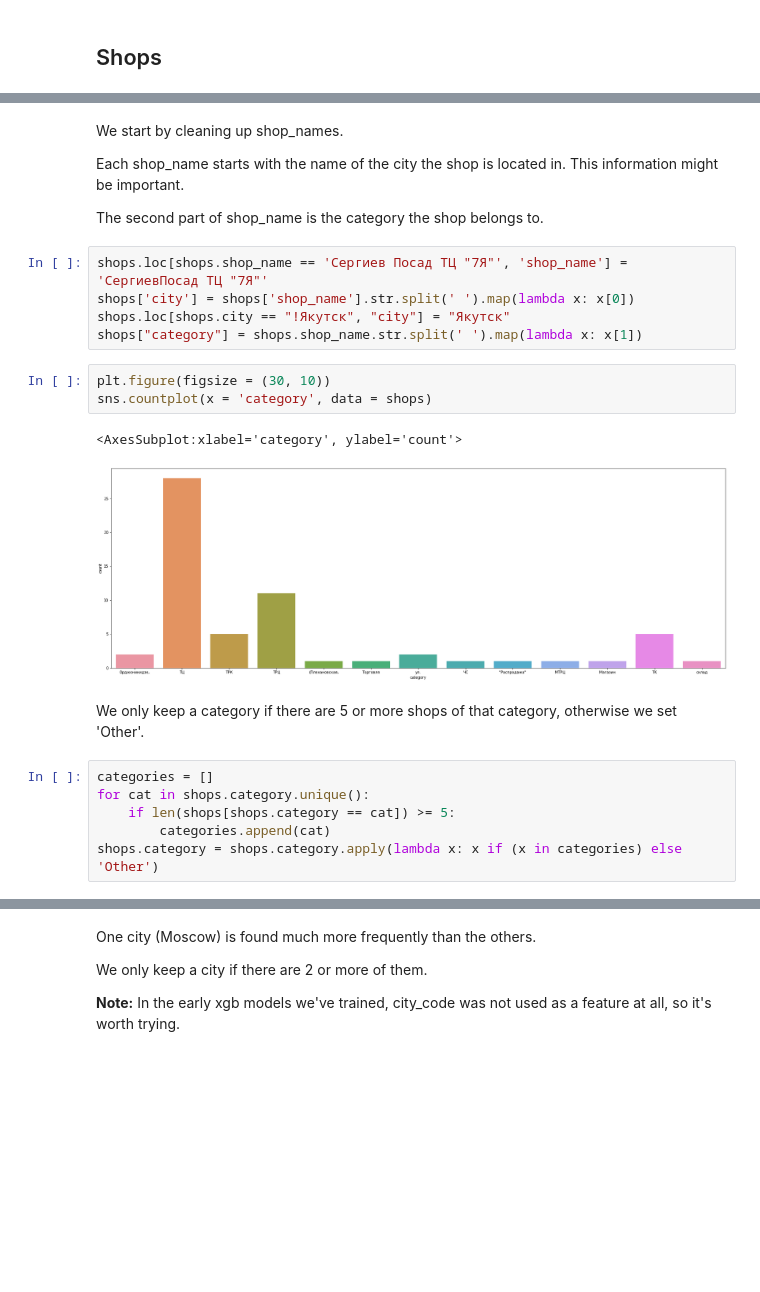
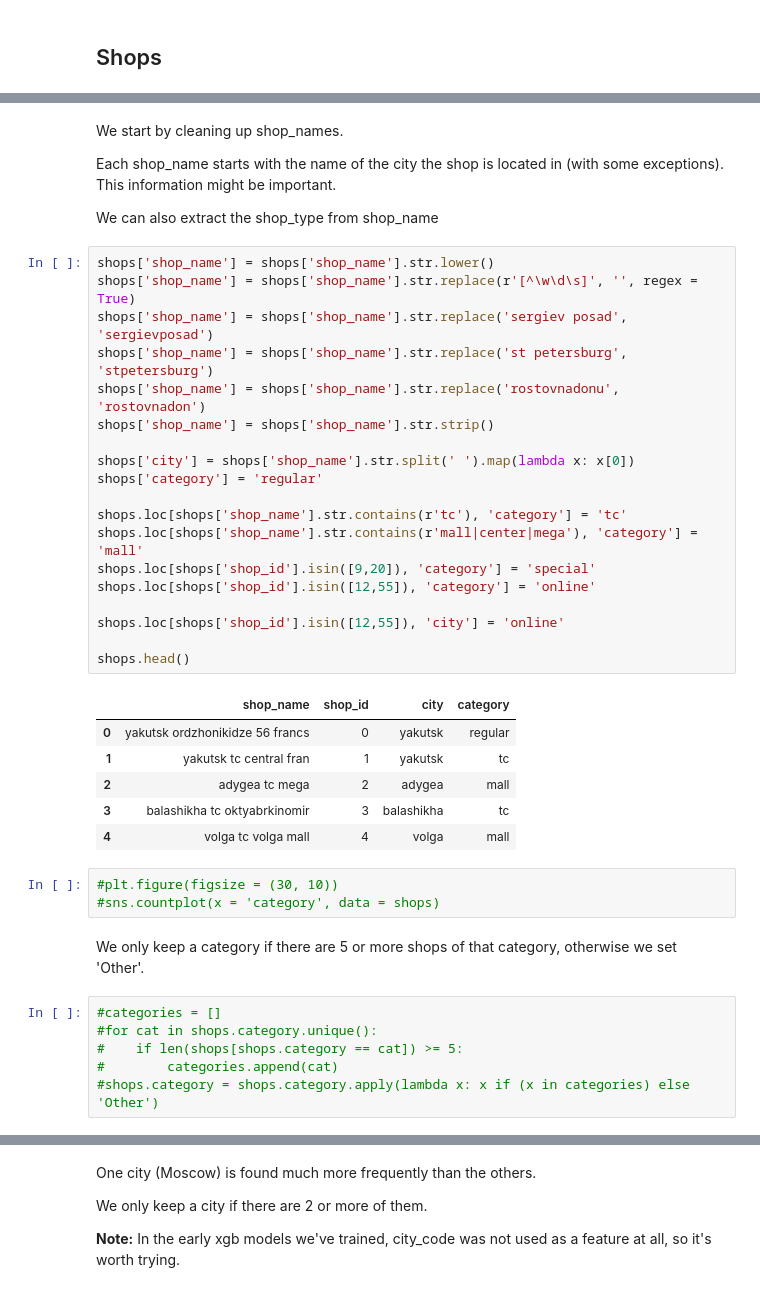
Before and after one commit to MarcusAlexanderC/Kaggle_Predict_Future_Sales, a Jupyter notebook: 1_data_prep.ipynb, the cells around one changed output, grey strips where cells are left out. Cells and saved outputs as stored; diff of their text form; blank space fills up the shorter version.

```diff
--- a/1_data_prep.ipynb
+++ b/1_data_prep.ipynb
@@ -70,27 +118,45 @@ test.loc[test.shop_id == 10, 'shop_id'] = 11
 # %% [markdown]
 We start by cleaning up shop_names.
 
-Each shop_name starts with the name of the city the shop is located in.
+Each shop_name starts with the name of the city the shop is located in (with some exceptions).
 This information might be important.
 
-The second part of shop_name is the category the shop belongs to.
+We can also extract the shop_type from shop_name
-# %%
-shops.loc[shops.shop_name == 'Сергиев Посад ТЦ "7Я"', 'shop_name'] = 'СергиевПосад ТЦ "7Я"'
-shops['city'] = shops['shop_name'].str.split(' ').map(lambda x: x[0])
-shops.loc[shops.city == "!Якутск", "city"] = "Якутск"
-shops["category"] = shops.shop_name.str.split(' ').map(lambda x: x[1])
+# %%
+shops['shop_name'] = shops['shop_name'].str.lower()
+shops['shop_name'] = shops['shop_name'].str.replace(r'[^\w\d\s]', '', regex = True)
+shops['shop_name'] = shops['shop_name'].str.replace('sergiev posad', 'sergievposad')
+shops['shop_name'] = shops['shop_name'].str.replace('st petersburg', 'stpetersburg')
+shops['shop_name'] = shops['shop_name'].str.replace('rostovnadonu', 'rostovnadon')
+shops['shop_name'] = shops['shop_name'].str.strip()
+
+shops['city'] = shops['shop_name'].str.split(' ').map(lambda x: x[0])
+shops['category'] = 'regular'
+
+shops.loc[shops['shop_name'].str.contains(r'tc'), 'category'] = 'tc'
+shops.loc[shops['shop_name'].str.contains(r'mall|center|mega'), 'category'] = 'mall'
+shops.loc[shops['shop_id'].isin([9,20]), 'category'] = 'special'
+shops.loc[shops['shop_id'].isin([12,55]), 'category'] = 'online'
+
+shops.loc[shops['shop_id'].isin([12,55]), 'city'] = 'online'
+
+shops.head()
+# %% [output]
+|  | shop_name | shop_id | city | category |
+| 0 | yakutsk ordzhonikidze 56 francs | 0 | yakutsk | regular |
+| 1 | yakutsk tc central fran | 1 | yakutsk | tc |
+| 2 | adygea tc mega | 2 | adygea | mall |
+| 3 | balashikha tc oktyabrkinomir | 3 | balashikha | tc |
+| 4 | volga tc volga mall | 4 | volga | mall |
 # %%
-plt.figure(figsize = (30, 10))
-sns.countplot(x = 'category', data = shops)
+#plt.figure(figsize = (30, 10))
+#sns.countplot(x = 'category', data = shops)
-# %% [output]
-<AxesSubplot:xlabel='category', ylabel='count'>
-[figure, removed]
 # %% [markdown]
 We only keep a category if there are 5 or more shops of that category, otherwise we set 'Other'.
 # %%
-categories = []
-for cat in shops.category.unique():
-    if len(shops[shops.category == cat]) >= 5:
-        categories.append(cat)
-shops.category = shops.category.apply(lambda x: x if (x in categories) else 'Other')
+#categories = []
+#for cat in shops.category.unique():
+#    if len(shops[shops.category == cat]) >= 5:
+#        categories.append(cat)
+#shops.category = shops.category.apply(lambda x: x if (x in categories) else 'Other')
 # %%
```
Also changed, not shown: parts of 57 cells of this notebook, 3 other files.
